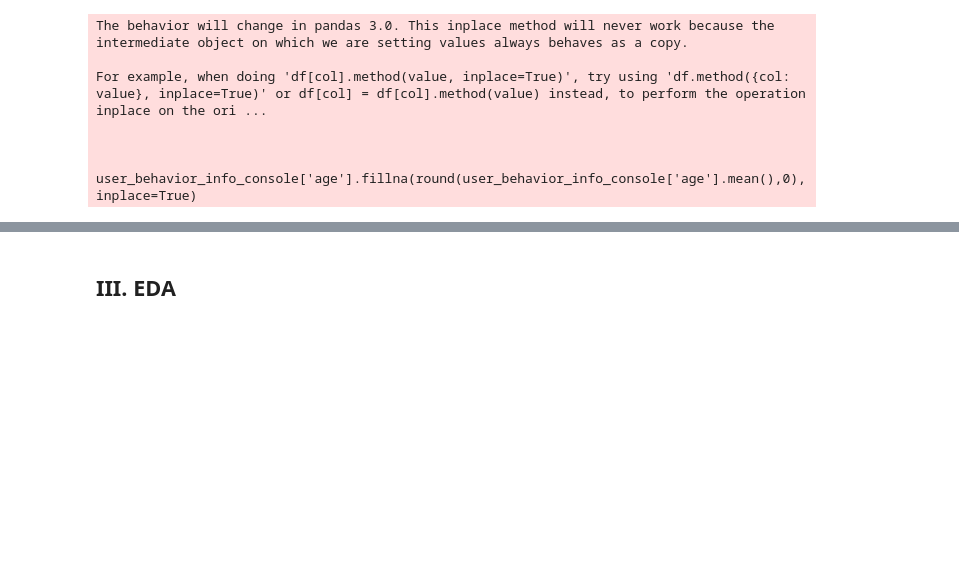
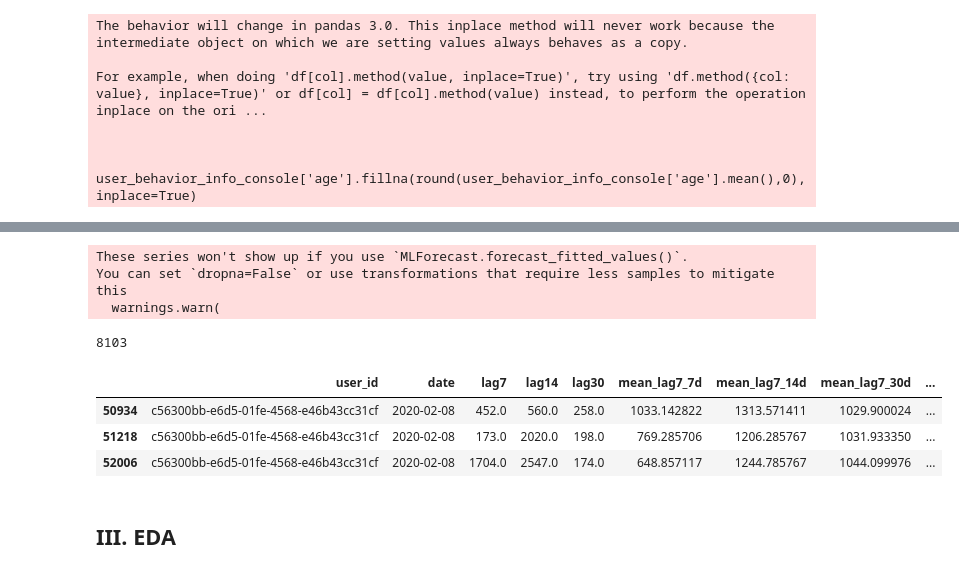
Before and after one commit to Nampq281/ts_demand_sale_forecast, a Jupyter notebook: model_run.ipynb, the cells around one changed output, grey strips where cells are left out. Cells and saved outputs as stored; diff of their text form; code cells hidden in the pictures; blank space fills up the shorter version.

Commit message:
train model

```diff
--- a/model_run.ipynb
+++ b/model_run.ipynb
@@ -349,3 +372,49 @@ df_console['age_cohort'] = df_console['age'].apply(lambda row: age_cohort_grp(ro
+# %%
+fcst = MLForecast(
+    models=[],
+    freq='D',
+    lags=[7, 14, 30],
+    lag_transforms={
+        7: [RollingMean(window_size=7),
+             RollingMean(window_size=14),
+             RollingMean(window_size=30),
+             Combine(
+                    RollingMean(window_size=7),
+                    RollingMean(window_size=14),
+                    operator.truediv,
+                )
+            ]
+    },
+)
+# %%
+df_lag = fcst.preprocess(df_to_transform)
+# %% [output]
+These series won't show up if you use `MLForecast.forecast_fitted_values()`.
+You can set `dropna=False` or use transformations that require less samples to mitigate this
+  warnings.warn(
+# %%
+df_lag.rename(columns={
+    'rolling_mean_lag7_window_size7':'mean_lag7_7d',
+    'rolling_mean_lag7_window_size14':'mean_lag7_14d',
+    'rolling_mean_lag7_window_size30':'mean_lag7_30d',
+    'rolling_mean_lag7_window_size7_truediv_rolling_mean_lag7_window_size14':'mean_lag30_7d_over_14d',
+    'ds':'date',
+    'y':'amount',
+    'unique_id':'user_id'
+}, inplace=True)
+# %%
+df_lag.drop(columns='amount', inplace=True)
+# %%
+len(df_lag['user_id'].unique())
+# %% [output]
+8103
+# %%
+df_lag.head(3)
+# %% [output]
+|  | user_id | date | lag7 | lag14 | lag30 | mean_lag7_7d | mean_lag7_14d | mean_lag7_30d | ... |
+| 50934 | c56300bb-e6d5-01fe-4568-e46b43cc31cf | 2020-02-08 | 452.0 | 560.0 | 258.0 | 1033.142822 | 1313.571411 | 1029.900024 | ... |
+| 51218 | c56300bb-e6d5-01fe-4568-e46b43cc31cf | 2020-02-08 | 173.0 | 2020.0 | 198.0 | 769.285706 | 1206.285767 | 1031.933350 | ... |
+| 52006 | c56300bb-e6d5-01fe-4568-e46b43cc31cf | 2020-02-08 | 1704.0 | 2547.0 | 174.0 | 648.857117 | 1244.785767 | 1044.099976 | ... |
 # %% [markdown]
 ## III. EDA
 # %% [markdown]
```
Also changed, not shown: parts of 41 cells of this notebook, 7 other files.
